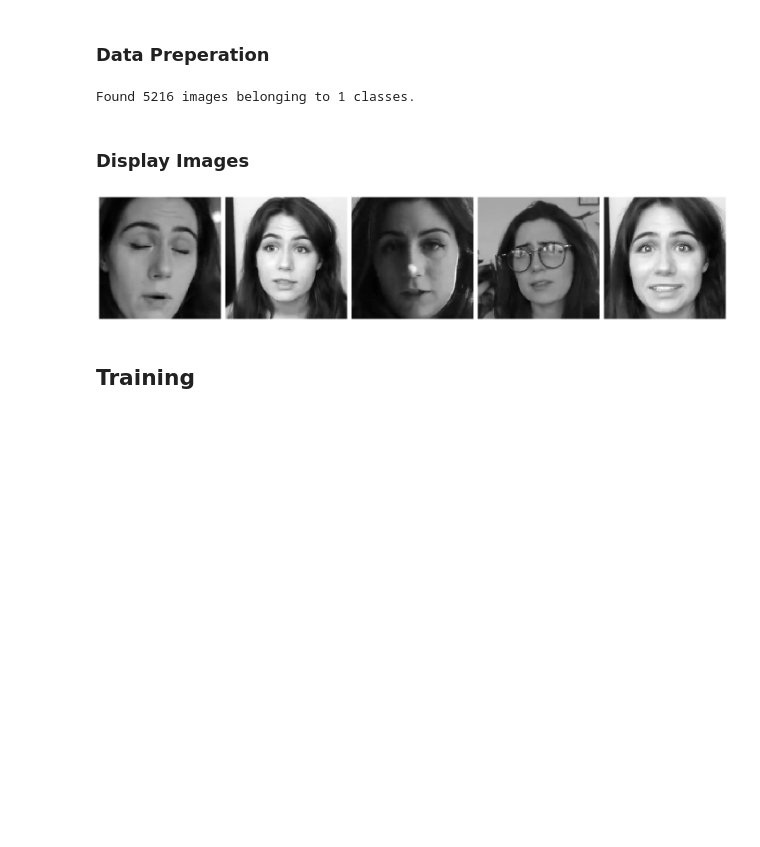
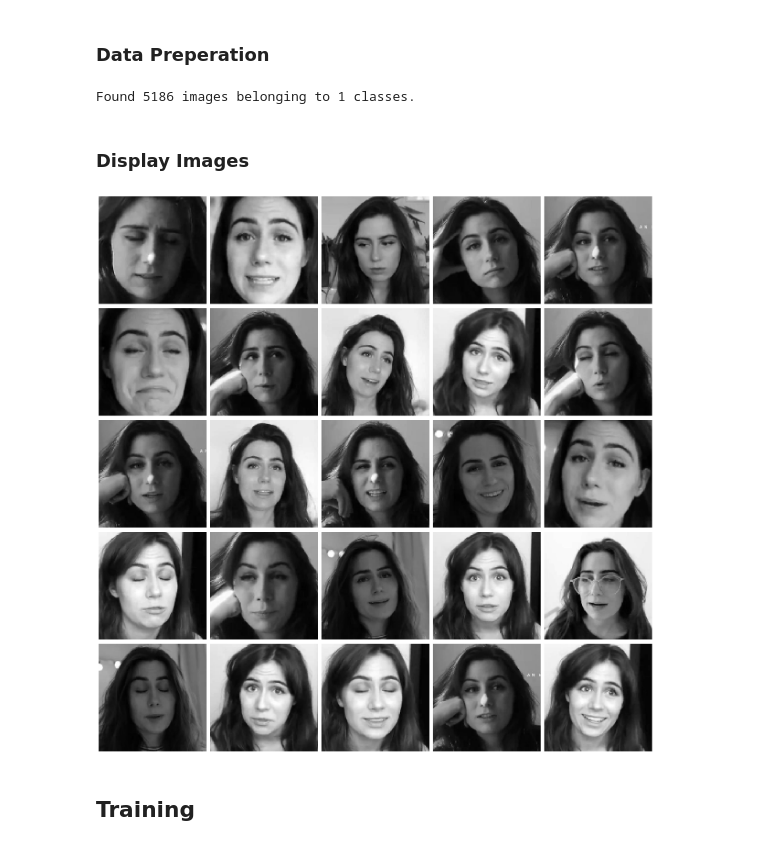
Before and after one commit to xnell90/Data-Science-and-Machine-Learning-Notes, a Jupyter notebook: Generating Faces using a Convolutional VAE/Generating Faces Using a Convolutional VAE.ipynb, the cells around one changed output. Drawn from its saved outputs; the diff is of its cells as text; code cells hidden in the pictures; blank space fills up the shorter version.

```diff
--- a/Generating Faces using a Convolutional VAE/Generating Faces Using a Convolutional VAE.ipynb
+++ b/Generating Faces using a Convolutional VAE/Generating Faces Using a Convolutional VAE.ipynb
@@ -124,10 +124,10 @@ model.compile(optimizer = optimizer, loss = 'mse')
 # %% [markdown]
 ### Data Preperation
 # %%
-generator = ImageDataGenerator(rescale = 1. / 255, horizontal_flip = True)
+generator = ImageDataGenerator(rescale = 1. / 255)
 
 params = {
-    'batch_size': 32,
+    'batch_size': 2,
     'directory': './images/', #images folder has a sub folder that contains actual images
     'shuffle': True,
     'target_size': (128, 128),
@@ -136,24 +136,24 @@ params = {
 
 image_data_generator = generator.flow_from_directory(**params)
 # %% [output]
-Found 5216 images belonging to 1 classes.
+Found 5186 images belonging to 1 classes.
 # %% [markdown]
 ### Display Images
 # %%
 def plot_images(images_arr):
-    fig, axes = plt.subplots(1, 5, figsize = (20, 20))
+    fig, axes = plt.subplots(5, 5, figsize = (20, 20))
     axes = axes.flatten()
 
     for img, ax in zip(images_arr, axes):
         ax.imshow(img)
         ax.axis('off')
 
     plt.tight_layout()
     plt.show()
 
-plot_images([image_data_generator[i][0][0] for i in range(5)])
+plot_images([image_data_generator[i][0][0] for i in range(25)])
 # %% [output]
-[figure, old version]
+[figure, new version]
 # %% [markdown]
 ## Training
 # %%
```
Also changed, not shown: parts of 3 cells of this notebook, 3 other files.
